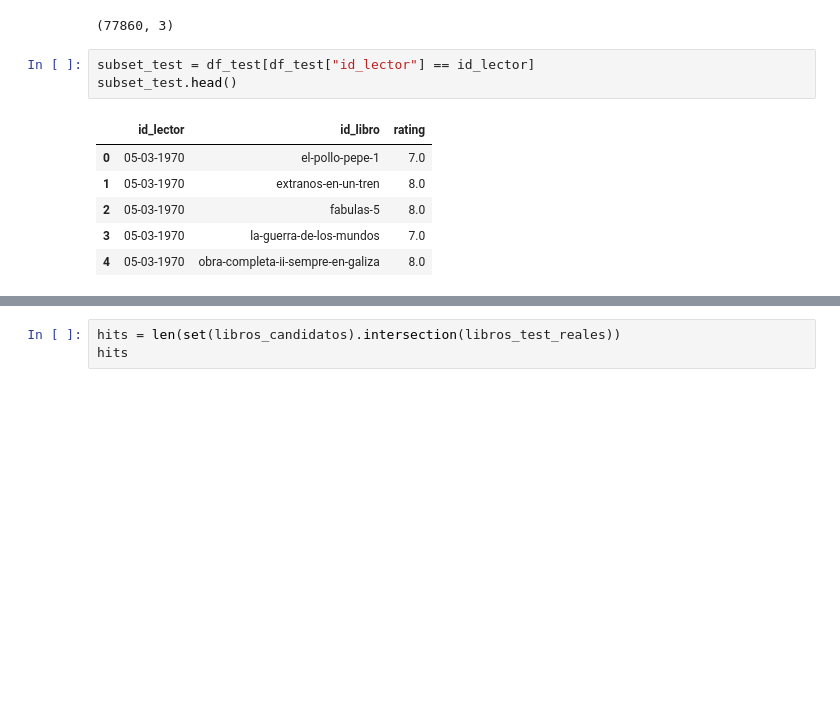
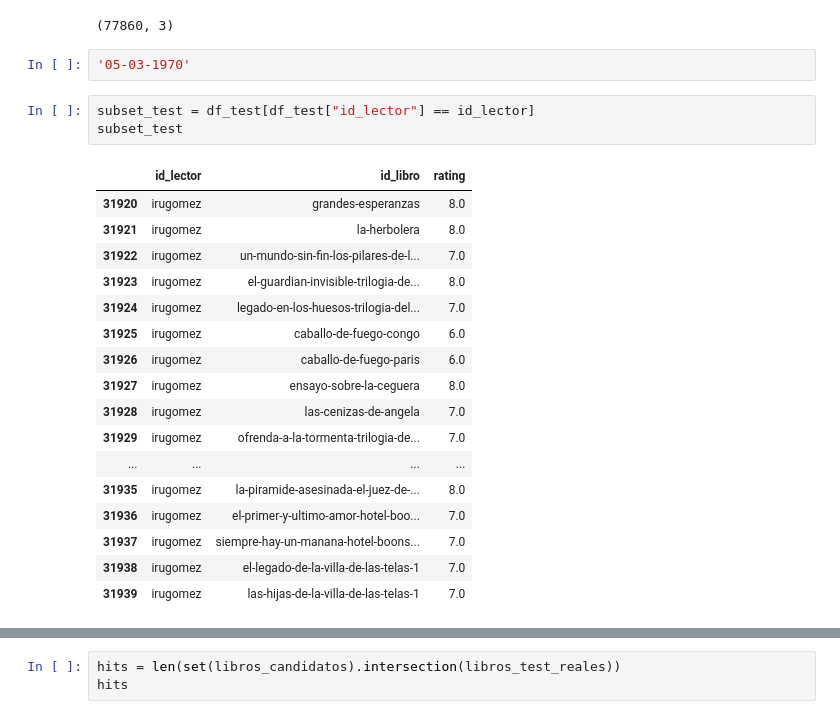
Before and after one commit to CLCHRISLOMBARDO/book-recommendation-system, a Jupyter notebook: test.ipynb, the cells around one changed output, grey strips where cells are left out. Saved outputs shown, nothing was run; the diff lists cells and outputs as text; blank space fills up the shorter version.

```diff
--- a/test.ipynb
+++ b/test.ipynb
@@ -180,16 +180,29 @@ df_test = pd.read_csv(OUTPUTS_DATASETS + "df_test.csv")
 df_test.shape
 # %% [output]
 (77860, 3)
+# %%
+'05-03-1970'
 # %%
 subset_test = df_test[df_test["id_lector"] == id_lector]
-subset_test.head()
+subset_test
 # %% [output]
 |  | id_lector | id_libro | rating |
-| 0 | 05-03-1970 | el-pollo-pepe-1 | 7.0 |
-| 1 | 05-03-1970 | extranos-en-un-tren | 8.0 |
-| 2 | 05-03-1970 | fabulas-5 | 8.0 |
-| 3 | 05-03-1970 | la-guerra-de-los-mundos | 7.0 |
-| 4 | 05-03-1970 | obra-completa-ii-sempre-en-galiza | 8.0 |
+| 31920 | irugomez | grandes-esperanzas | 8.0 |
+| 31921 | irugomez | la-herbolera | 8.0 |
+| 31922 | irugomez | un-mundo-sin-fin-los-pilares-de-l... | 7.0 |
+| 31923 | irugomez | el-guardian-invisible-trilogia-de... | 8.0 |
+| 31924 | irugomez | legado-en-los-huesos-trilogia-del... | 7.0 |
+| 31925 | irugomez | caballo-de-fuego-congo | 6.0 |
+| 31926 | irugomez | caballo-de-fuego-paris | 6.0 |
+| 31927 | irugomez | ensayo-sobre-la-ceguera | 8.0 |
+| 31928 | irugomez | las-cenizas-de-angela | 7.0 |
+| 31929 | irugomez | ofrenda-a-la-tormenta-trilogia-de... | 7.0 |
+| ... | ... | ... | ... |
+| 31935 | irugomez | la-piramide-asesinada-el-juez-de-... | 8.0 |
+| 31936 | irugomez | el-primer-y-ultimo-amor-hotel-boo... | 7.0 |
+| 31937 | irugomez | siempre-hay-un-manana-hotel-boons... | 7.0 |
+| 31938 | irugomez | el-legado-de-la-villa-de-las-telas-1 | 7.0 |
+| 31939 | irugomez | las-hijas-de-la-villa-de-las-telas-1 | 7.0 |
 # %%
 true_relevance_dict = subset_test.set_index("id_libro")["rating"].to_dict()
 true_relevance_dict
```
Also changed, not shown: parts of 159 cells of this notebook, 24 other files.
